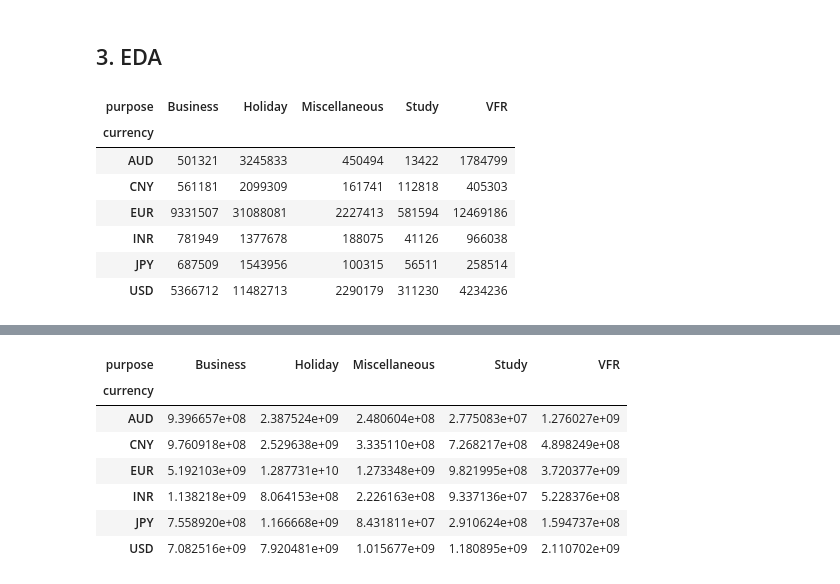
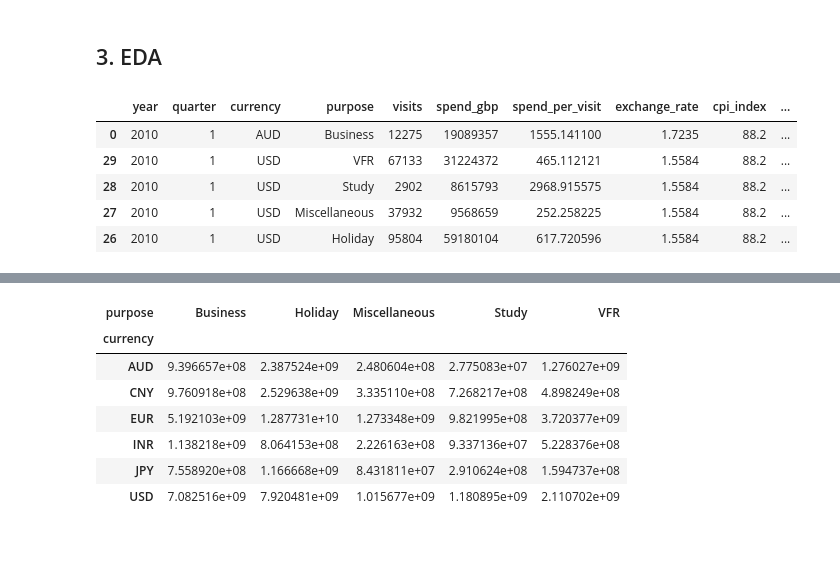
Before and after one commit to clairek26ds/SDPA_summative_Claire, a Jupyter notebook: Component2/component2.ipynb, the cells around one changed output, grey strips where cells are left out. Saved outputs shown, nothing was run; the diff lists cells and outputs as text; code cells hidden in the pictures; blank space fills up the shorter version.

```diff
--- a/Component2/component2.ipynb
+++ b/Component2/component2.ipynb
@@ -174,15 +174,13 @@ Japan                    2646805
 Portugal                 2311113
 Name: visits, dtype: int64
 # %%
+# selecting 9 representative countries to analyse
 selected_countries = [
     "France", "Germany", "Italy", "Spain",
     "USA", "Australia", "India", "China", "Japan"
 ]
 
-visits_df = visits_df[
-    visits_df["country"].isin(selected_countries)
-].copy()
-
+visits_df = visits_df[visits_df["country"].isin(selected_countries)].copy()
 visits_df.head()
 # %% [output]
 |  | year | quarter | country | purpose | visits | spend_gbp | total_nights | stay_nights | sample_size | ... |
@@ -386,12 +395,0 @@ dtype: int64
-# %%
-fx_df["Date"] = pd.to_datetime(fx_df["Date"], format="%d %b %y")
-
-fx_df["year"] = fx_df["Date"].dt.year
-fx_df["quarter"] = fx_df["Date"].dt.quarter
-
-# Remove Date and reorder columns
-fx_df = fx_df[
-    ["year", "quarter", "AUD", "CNY", "INR", "EUR", "JPY", "USD"]
-]
-
-print(fx_df.head())
@@ -458,11 +449,7 @@ cpi_df["cpi_index"] = pd.to_numeric(cpi_df["cpi_index"])
 cpi_df = cpi_df[cpi_df["year"].between(2010, 2019)].copy()
 
 # Sort chronologically
-cpi_df = (
-    cpi_df
-    .sort_values(["year", "quarter"])
-    .reset_index(drop=True)
-)
+cpi_df = (cpi_df.sort_values(["year", "quarter"]).reset_index(drop=True))
 
 print(cpi_df.isna().sum())
 print(cpi_df.head())
@@ -571,20 +558,30 @@ analysis_df.head()
 # %% [markdown]
 ## 3. EDA
 # %%
-import pandas as pd
 import matplotlib.pyplot as plt
 import matplotlib.ticker as ticker
 import matplotlib.dates as mdates
 
+# creating a dataframe for eda
 eda_df = analysis_df.copy()
 
+# creating date column to make graph
 eda_df["date"] = pd.to_datetime({
     "year": eda_df["year"],
     "month": eda_df["quarter"] * 3 - 2,
     "day": 1
 })
 
 eda_df = eda_df.sort_values("date")
+
+eda_df.head()
+# %% [output]
+|  | year | quarter | currency | purpose | visits | spend_gbp | spend_per_visit | exchange_rate | cpi_index | ... |
+| 0 | 2010 | 1 | AUD | Business | 12275 | 19089357 | 1555.141100 | 1.7235 | 88.2 | ... |
+| 29 | 2010 | 1 | USD | VFR | 67133 | 31224372 | 465.112121 | 1.5584 | 88.2 | ... |
+| 28 | 2010 | 1 | USD | Study | 2902 | 8615793 | 2968.915575 | 1.5584 | 88.2 | ... |
+| 27 | 2010 | 1 | USD | Miscellaneous | 37932 | 9568659 | 252.258225 | 1.5584 | 88.2 | ... |
+| 26 | 2010 | 1 | USD | Holiday | 95804 | 59180104 | 617.720596 | 1.5584 | 88.2 | ... |
 # %%
 #renaming x and y lims for graphs
 market_names = {
@@ -606,19 +605 @@ purpose_colors = {
-# %%
-# accounting the total number of visits grouped by currency and purpose
-purpose_visits = (
-    analysis_df.groupby(["currency", "purpose"])["visits"]
-    .sum()
-    .unstack(fill_value=0)
-)
-
-display(purpose_visits)
-# %% [output]
-| purpose | Business | Holiday | Miscellaneous | Study | VFR |
-| currency |  |  |  |  |  |
-| AUD | 501321 | 3245833 | 450494 | 13422 | 1784799 |
-| CNY | 561181 | 2099309 | 161741 | 112818 | 405303 |
-| EUR | 9331507 | 31088081 | 2227413 | 581594 | 12469186 |
-| INR | 781949 | 1377678 | 188075 | 41126 | 966038 |
-| JPY | 687509 | 1543956 | 100315 | 56511 | 258514 |
-| USD | 5366712 | 11482713 | 2290179 | 311230 | 4234236 |
 # %%
```
Also changed, not shown: parts of 26 cells of this notebook.
